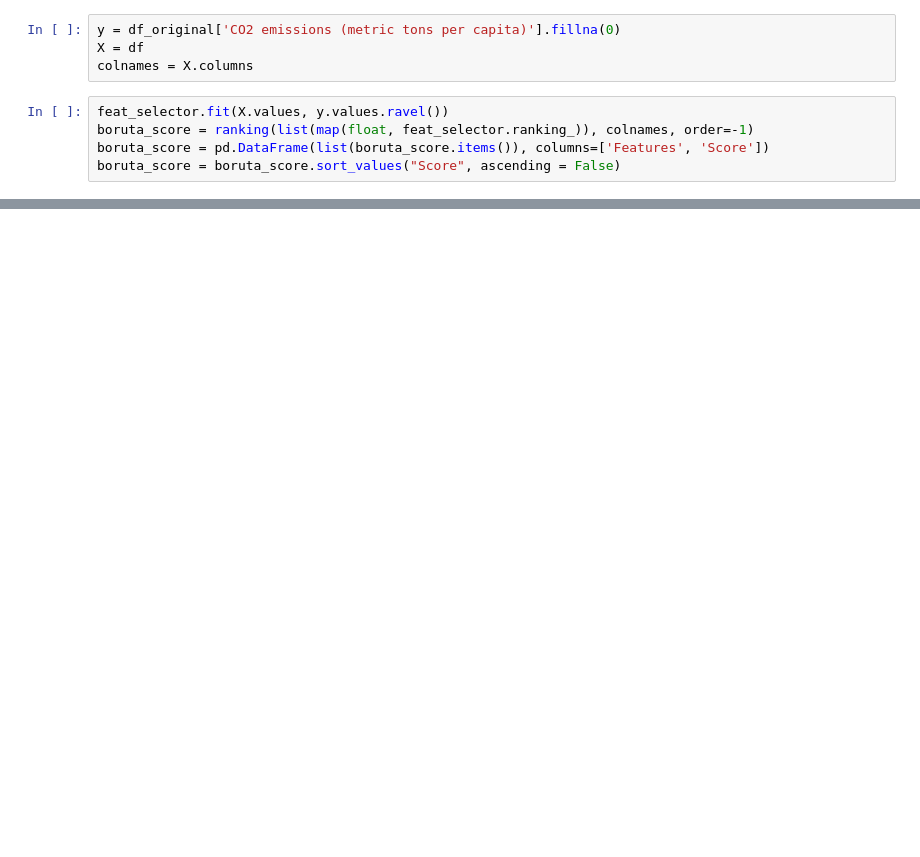
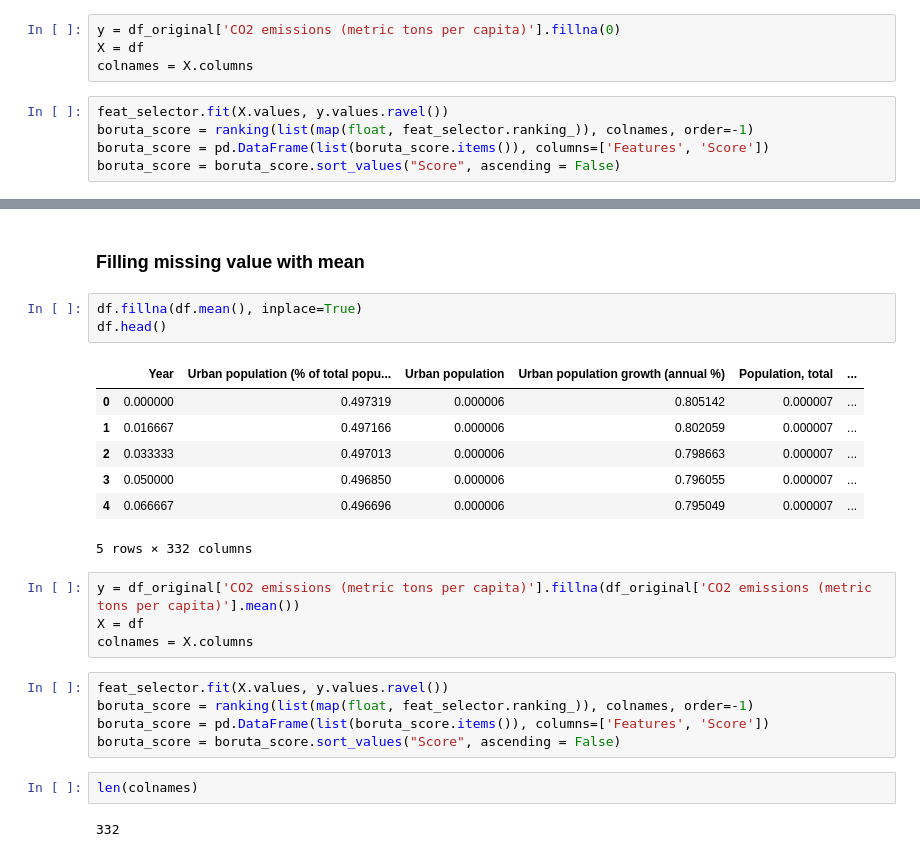
Before and after one commit to BingQuanChua/SASPICIOUS, a Jupyter notebook: eda_feature_selection.ipynb, the cells around one changed output, grey strips where cells are left out. Saved outputs shown, nothing was run; the diff lists cells and outputs as text; blank space fills up the shorter version.

```diff
--- a/eda_feature_selection.ipynb
+++ b/eda_feature_selection.ipynb
@@ -122,0 +237,26 @@ df_final.head()
+# %% [markdown]
+### Filling missing value with mean
+# %%
+df.fillna(df.mean(), inplace=True)
+df.head()
+# %% [output]
+|  | Year | Urban population (% of total popu... | Urban population | Urban population growth (annual %) | Population, total | ... |
+| 0 | 0.000000 | 0.497319 | 0.000006 | 0.805142 | 0.000007 | ... |
+| 1 | 0.016667 | 0.497166 | 0.000006 | 0.802059 | 0.000007 | ... |
+| 2 | 0.033333 | 0.497013 | 0.000006 | 0.798663 | 0.000007 | ... |
+| 3 | 0.050000 | 0.496850 | 0.000006 | 0.796055 | 0.000007 | ... |
+| 4 | 0.066667 | 0.496696 | 0.000006 | 0.795049 | 0.000007 | ... |
+5 rows × 332 columns
+# %%
+y = df_original['CO2 emissions (metric tons per capita)'].fillna(df_original['CO2 emissions (metric tons per capita)'].mean())
+X = df
+colnames = X.columns
+# %%
+feat_selector.fit(X.values, y.values.ravel())
+boruta_score = ranking(list(map(float, feat_selector.ranking_)), colnames, order=-1)
+boruta_score = pd.DataFrame(list(boruta_score.items()), columns=['Features', 'Score'])
+boruta_score = boruta_score.sort_values("Score", ascending = False)
+# %%
+len(colnames)
+# %% [output]
+332
```
Also changed, not shown: parts of 26 cells of this notebook, 1 other file.
